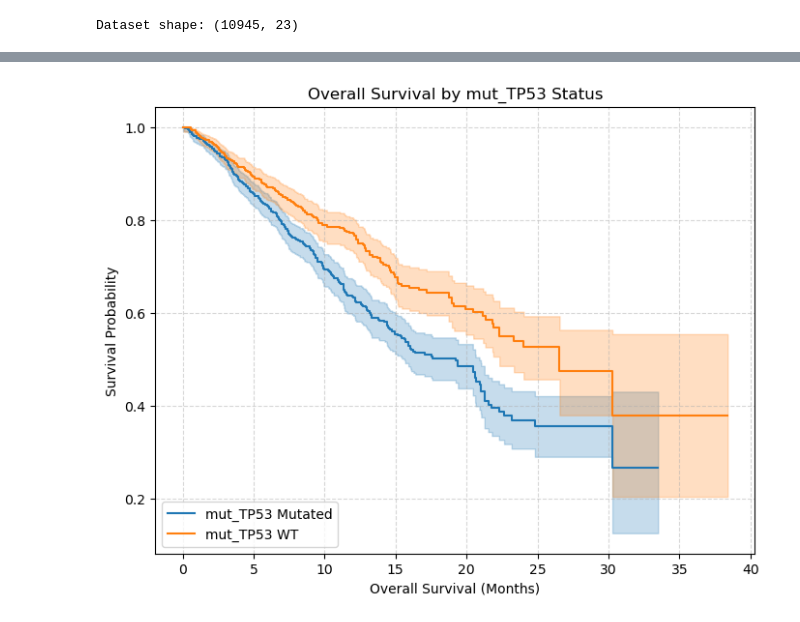
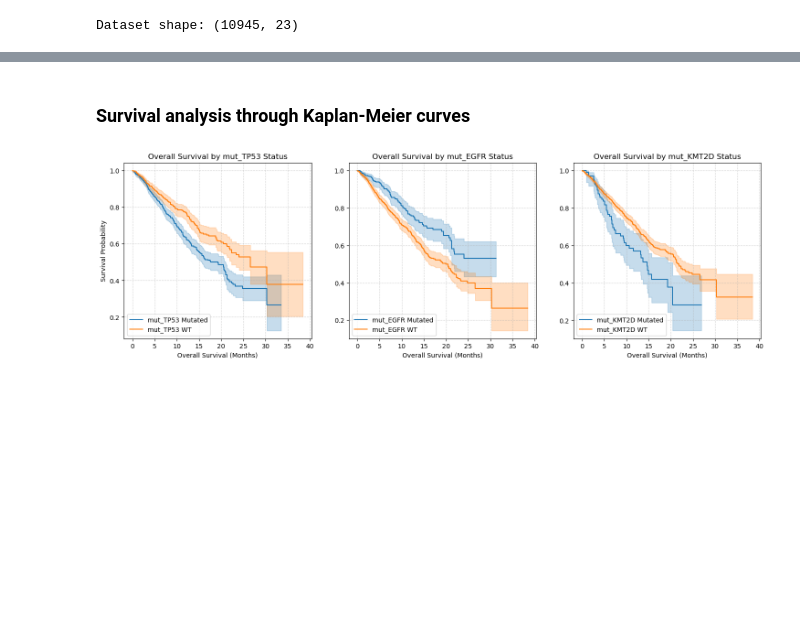
Before and after one commit to lindseyzh2/ehr-clinical-risk-model, a Jupyter notebook: eda.ipynb, the cells around one changed output, grey strips where cells are left out. Cells and saved outputs as stored; diff of their text form; code cells hidden in the pictures; blank space fills up the shorter version.

```diff
--- a/eda.ipynb
+++ b/eda.ipynb
@@ -318,37 +355,44 @@ Proportional hazard assumption looks okay.
+# %% [markdown]
+### Survival analysis through Kaplan-Meier curves
 # %%
 from lifelines import KaplanMeierFitter
 
-# Check the statistically significant mutations (TP53, EGFR)
-# MLL2 p value >0.005, won't include
-gene_col = 'mut_TP53'
+# Check the statistically significant mutations (TP53, EGFR, KMT2D)
+gene_col = ['mut_TP53', 'mut_EGFR', 'mut_KMT2D']
 kmf = KaplanMeierFitter()
 
-plt.figure(figsize=(8, 6))
+fig, axes = plt.subplots(1, 3, figsize=(18, 5))
 
-# Filter and plot mutated TP53
-ax = plt.subplot(111)
-mutated_mask = model_df[gene_col] == 1
-kmf.fit(
-    durations=model_df.loc[mutated_mask, 'OS_MONTHS'],
-    event_observed=model_df.loc[mutated_mask, 'OS_STATUS'],
-    label = f'{gene_col} Mutated'
-)
-kmf.plot_survival_function(ax=ax, ci_show=True)
+# Filter and plot each mutation status for the top 3 significant genes
+for i, gene in enumerate(gene_col):
+    ax = axes[i]
 
-# Filter and plot wild-type TP53
-wt_mask = model_df[gene_col] == 0
-kmf.fit(
-    durations=model_df.loc[wt_mask, 'OS_MONTHS'],
-    event_observed=model_df.loc[wt_mask, 'OS_STATUS'],
-    label = f'{gene_col} WT'
-)
-kmf.plot_survival_function(ax=ax, ci_show=True)
+    # Mutated group
+    mutated_mask = model_df[gene] == 1
+    kmf.fit(
+        durations=model_df.loc[mutated_mask, 'OS_MONTHS'],
+        event_observed=model_df.loc[mutated_mask, 'OS_STATUS'],
+        label = f'{gene} Mutated'
+    )
+    kmf.plot_survival_function(ax=ax, ci_show=True)
 
-plt.title(f'Overall Survival by {gene_col} Status')
-plt.xlabel('Overall Survival (Months)')
-plt.ylabel('Survival Probability')
-plt.grid(True, linestyle='--', alpha=0.5)
-plt.legend(loc='lower left')
+    # Wild-type group
+    wt_mask = model_df[gene] == 0
+    kmf.fit(
+        durations=model_df.loc[wt_mask, 'OS_MONTHS'],
+        event_observed=model_df.loc[wt_mask, 'OS_STATUS'],
+        label = f'{gene} WT'
+    )
+    kmf.plot_survival_function(ax=ax, ci_show=True)
+
+    ax.set_title(f'Overall Survival by {gene} Status')
+    ax.set_xlabel('Overall Survival (Months)')
+    ax.grid(True, linestyle='--', alpha=0.5)
+    ax.legend(loc='lower left')
+
+    if i == 0:
+        ax.set_ylabel('Survival Probability')
+
 plt.show()
 # %% [output]
-[figure, old version]
+[figure, new version]
```
Also changed, not shown: parts of 19 cells of this notebook.
